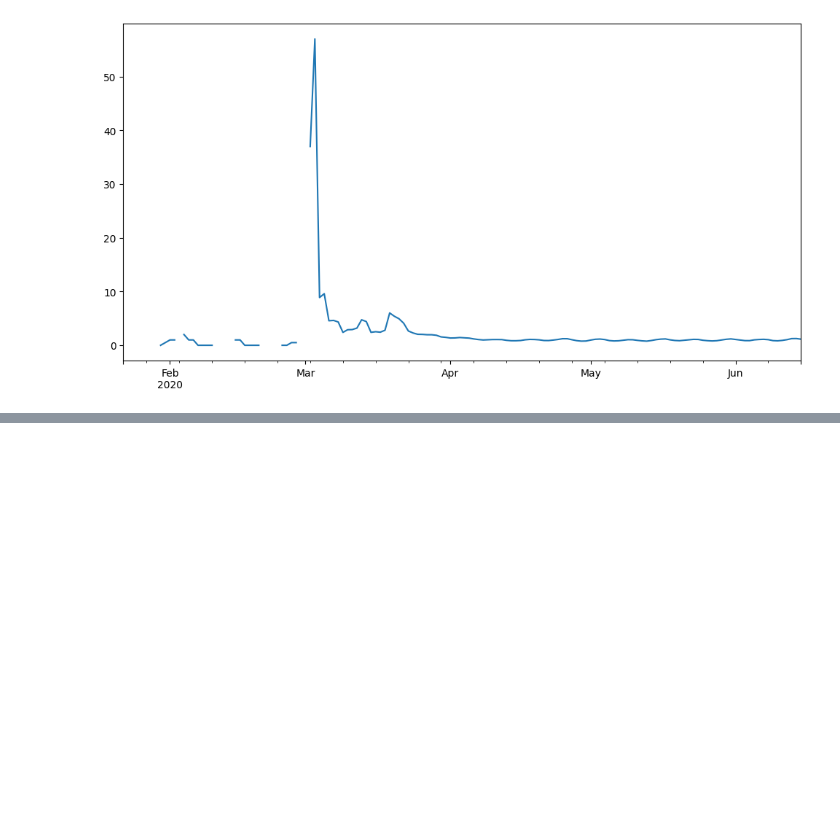
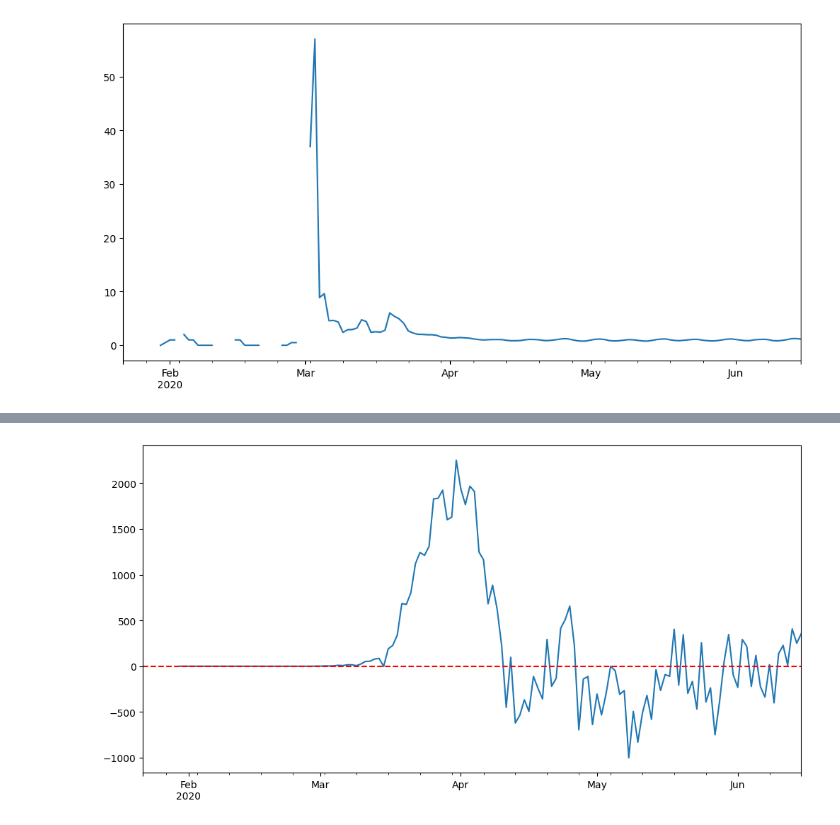
Before and after one commit to Ada-Lovelace-Akademi/data-science, a Jupyter notebook: exercises/week-2-exercise.ipynb, the cells around one changed output, grey strips where cells are left out. Drawn from its saved outputs; the diff is of its cells as text; code cells hidden in the pictures; blank space fills up the shorter version.

```diff
--- a/exercises/week-2-exercise.ipynb
+++ b/exercises/week-2-exercise.ipynb
@@ -482,0 +541,6 @@ plt.show()
+# %%
+df_us['new_infected'].diff().rolling(7).mean().plot()
+plt.axhline(0, color='red', linestyle='dashed')
+plt.show()
+# %% [output]
+[figure, added]
```
Also changed, not shown: parts of 8 cells of this notebook.
